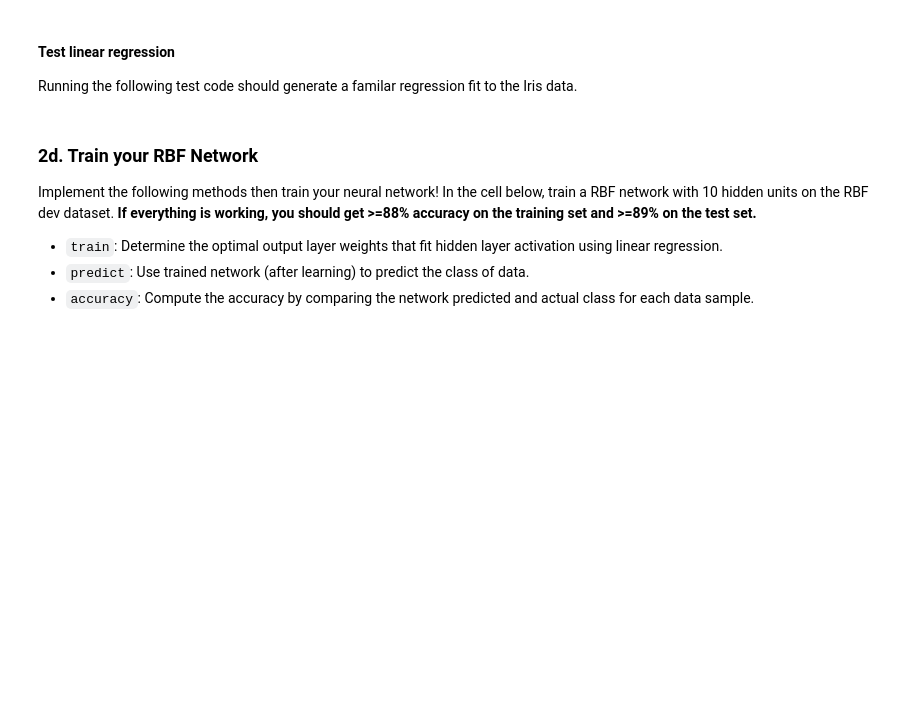
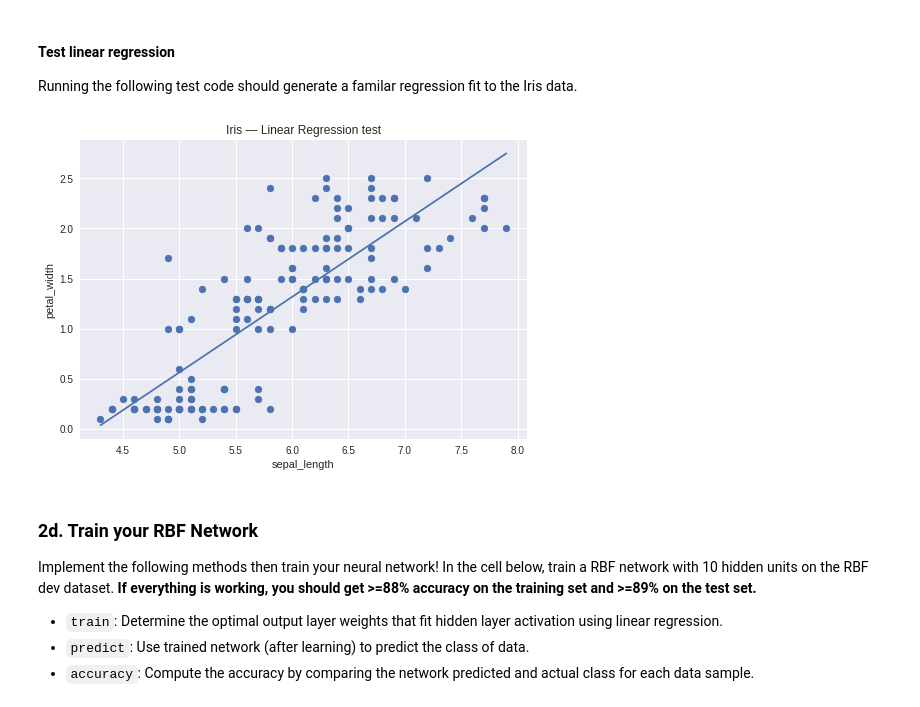
Before and after one commit to mattjax16/cs251, a Jupyter notebook: project7/rbf.ipynb, the cells around one changed output. Drawn from its saved outputs; the diff is of its cells as text; code cells hidden in the pictures; blank space fills up the shorter version.

```diff
--- a/project7/rbf.ipynb
+++ b/project7/rbf.ipynb
@@ -263,22 +290,24 @@ Running the following test code should generate a familar regression fit to the
 # %%
 df = pd.read_csv('https://raw.githubusercontent.com/uiuc-cse/data-fa14/gh-pages/data/iris.csv')
 iris = df[['sepal_length', 'petal_width']].to_numpy()
 
 num_hidden_units = 1
 num_classes = 4
-net = RBF_Net(num_classes=num_classes, num_hidden_units=num_hidden_units)
+net = RBF_Net(num_classes=num_classes, num_hidden_units=num_hidden_units, use_gpu = False)
 iris_x = np.reshape(iris[:, 0], [len(iris), 1])
 iris_y = np.reshape(iris[:, 1], [len(iris), 1])
 iris_c = net.linear_regression(iris_x, iris_y)
 
 line_x = np.linspace(iris_x.min(), iris_x.max())
 line_y = line_x * iris_c[0] + iris_c[1]
 plt.scatter(iris_x, iris_y)
 plt.plot(line_x, line_y)
 plt.title('Iris — Linear Regression test')
 plt.xlabel('sepal_length')
 plt.ylabel('petal_width')
 plt.show()
+# %% [output]
+[figure, added]
 # %% [markdown]
 ### 2d. Train your RBF Network
 
```
Also changed, not shown: parts of 34 cells of this notebook, 4 other files.
